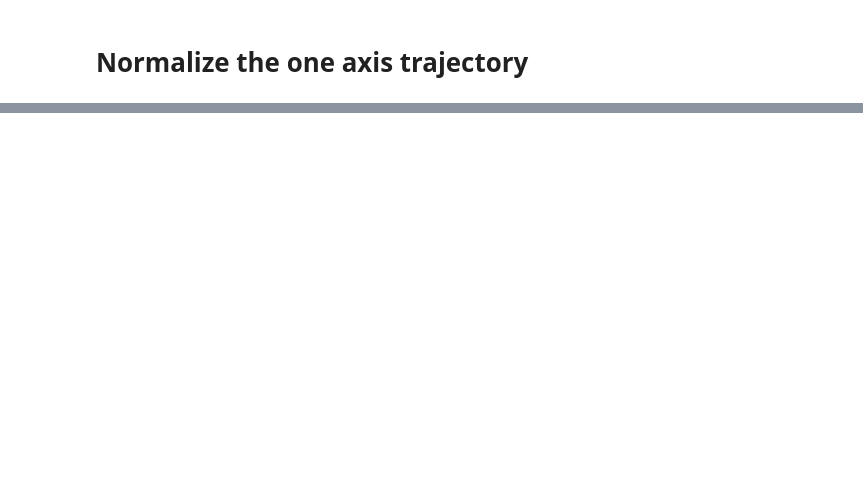
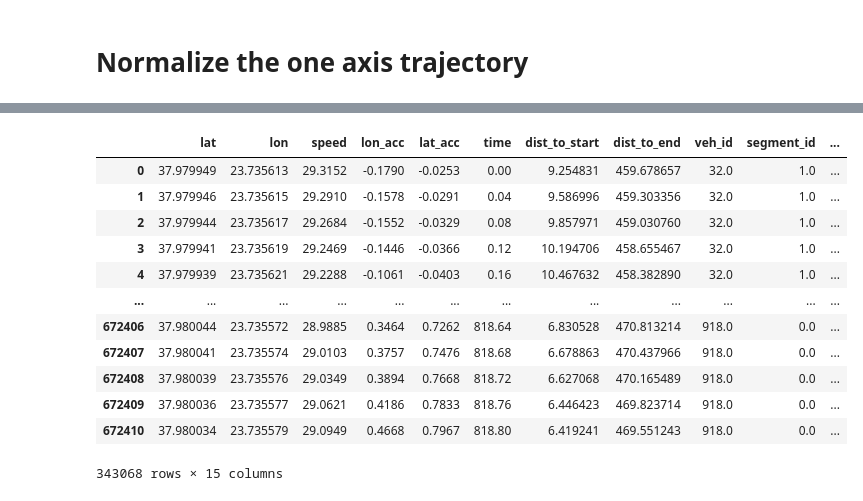
Before and after one commit to AmirHKiani98/eager_project, a Jupyter notebook: ctm_model.ipynb, the cells around one changed output, grey strips where cells are left out. Saved outputs shown, nothing was run; the diff lists cells and outputs as text; code cells hidden in the pictures; blank space fills up the shorter version.

```diff
--- a/ctm_model.ipynb
+++ b/ctm_model.ipynb
@@ -40,13 +101,27 @@ with open("traffic_info_dict.pkl", "rb") as f:
+# %%
+DISTANCE_THRESHOLD = 5
 # %% [markdown]
 # Normalize the one axis trajectory
 # %%
 from CTM_class import CTMParameters, initialize_density, update_cell_status
 from helper import veh_to_density
+from sklearn.preprocessing import normalize
+
 # Initialize CTM parameters
 ctm_params = CTMParameters()
-ctm_params.cell_length =
+ctm_params.cell_length = segments_gdf["length"].mean()
+
 # Initialize densities for each segment
 segment_densities = {idx: initialize_density() for idx in segments_gdf.index}
-from sklearn.preprocessing import normalize
-a = (main_df["one_axis_trajectory"]-main_df["one_axis_trajectory"].min())
-a = a/a.max()
+
+# Truncate points that are too far from the main corridor line
+main_df_truncated = main_df[main_df["temp_distance"] < DISTANCE_THRESHOLD].copy()  # Ensure it's a copy
+
+# Normalize trajectory
+normalized_trajectory = (
+    main_df_truncated["one_axis_trajectory"] - main_df_truncated["one_axis_trajectory"].min()
+)
+normalized_trajectory = normalized_trajectory / normalized_trajectory.max() * segments_gdf["length"].sum()
+
+# Assign to the DataFrame safely
+main_df_truncated.loc[:, "normalized_trajectory"] = normalized_trajectory
@@ -66,3 +132,19 @@ Name: one_axis_trajectory, Length: 672411, dtype: float64
+# %%
+main_df_truncated
+# %% [output]
+|  | lat | lon | speed | lon_acc | lat_acc | time | dist_to_start | dist_to_end | veh_id | segment_id | ... |
+| 0 | 37.979949 | 23.735613 | 29.3152 | -0.1790 | -0.0253 | 0.00 | 9.254831 | 459.678657 | 32.0 | 1.0 | ... |
+| 1 | 37.979946 | 23.735615 | 29.2910 | -0.1578 | -0.0291 | 0.04 | 9.586996 | 459.303356 | 32.0 | 1.0 | ... |
+| 2 | 37.979944 | 23.735617 | 29.2684 | -0.1552 | -0.0329 | 0.08 | 9.857971 | 459.030760 | 32.0 | 1.0 | ... |
+| 3 | 37.979941 | 23.735619 | 29.2469 | -0.1446 | -0.0366 | 0.12 | 10.194706 | 458.655467 | 32.0 | 1.0 | ... |
+| 4 | 37.979939 | 23.735621 | 29.2288 | -0.1061 | -0.0403 | 0.16 | 10.467632 | 458.382890 | 32.0 | 1.0 | ... |
+| ... | ... | ... | ... | ... | ... | ... | ... | ... | ... | ... | ... |
+| 672406 | 37.980044 | 23.735572 | 28.9885 | 0.3464 | 0.7262 | 818.64 | 6.830528 | 470.813214 | 918.0 | 0.0 | ... |
+| 672407 | 37.980041 | 23.735574 | 29.0103 | 0.3757 | 0.7476 | 818.68 | 6.678863 | 470.437966 | 918.0 | 0.0 | ... |
+| 672408 | 37.980039 | 23.735576 | 29.0349 | 0.3894 | 0.7668 | 818.72 | 6.627068 | 470.165489 | 918.0 | 0.0 | ... |
+| 672409 | 37.980036 | 23.735577 | 29.0621 | 0.4186 | 0.7833 | 818.76 | 6.446423 | 469.823714 | 918.0 | 0.0 | ... |
+| 672410 | 37.980034 | 23.735579 | 29.0949 | 0.4668 | 0.7967 | 818.80 | 6.419241 | 469.551243 | 918.0 | 0.0 | ... |
+343068 rows × 15 columns
 # %%
 segments_gdf
 # %% [output]
```
Also changed, not shown: parts of 8 cells of this notebook, 2 other files.
